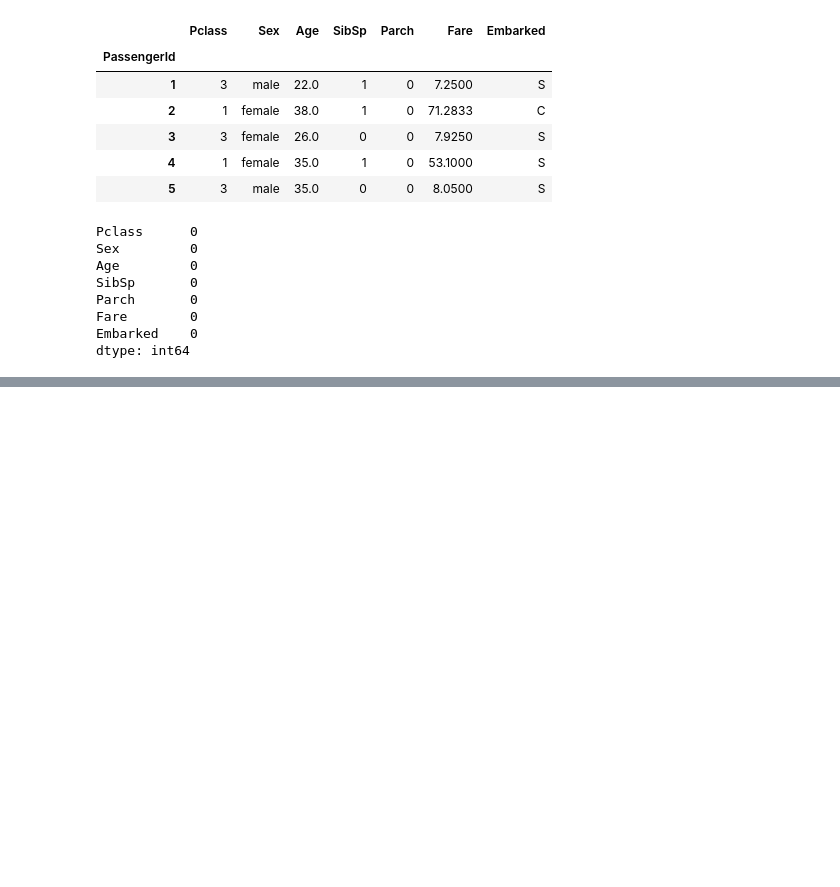
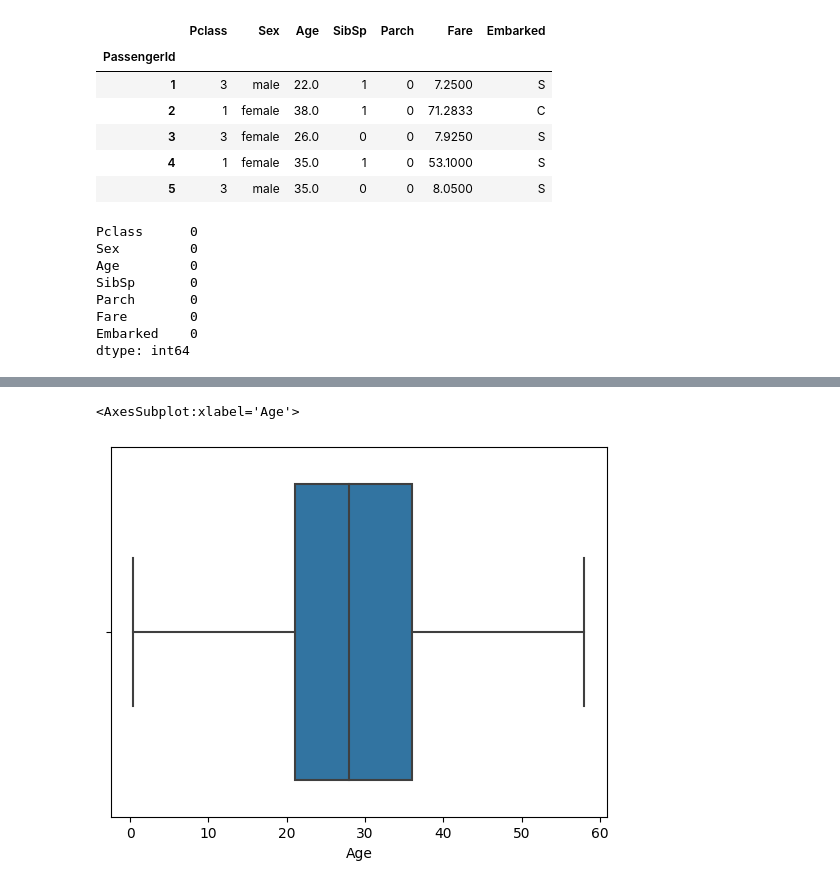
Before and after one commit to AI-School-F5-P2/titanic_example, a Jupyter notebook: titanic_eda.ipynb, the cells around one changed output, grey strips where cells are left out. Saved outputs shown, nothing was run; the diff lists cells and outputs as text; code cells hidden in the pictures; blank space fills up the shorter version.

```diff
--- a/titanic_eda.ipynb
+++ b/titanic_eda.ipynb
@@ -605,0 +680,8 @@ __PD:__ Esta distribución
+# %%
+# Dos formas de hacerlo
+
+# La más enrevesada = Aplicamos la función drop, sobre el eje 0 (las líneas), por los índices de los valores anómalos
+X.drop(X[X["Age"]>59].index, axis = 0, inplace = True)
+
+# La más sencilla = Sobrescribimos el dataset con los valores no anómalos
+X = X[X["Age"]<59]
@@ -605,0 +692,6 @@ __PD:__ Esta distribución
+# %%
+# Sin outliers!!
+sns.boxplot(x=X["Age"])
+# %% [output]
+<AxesSubplot:xlabel='Age'>
+[figure, added]
```
Also changed, not shown: parts of 44 cells of this notebook.
